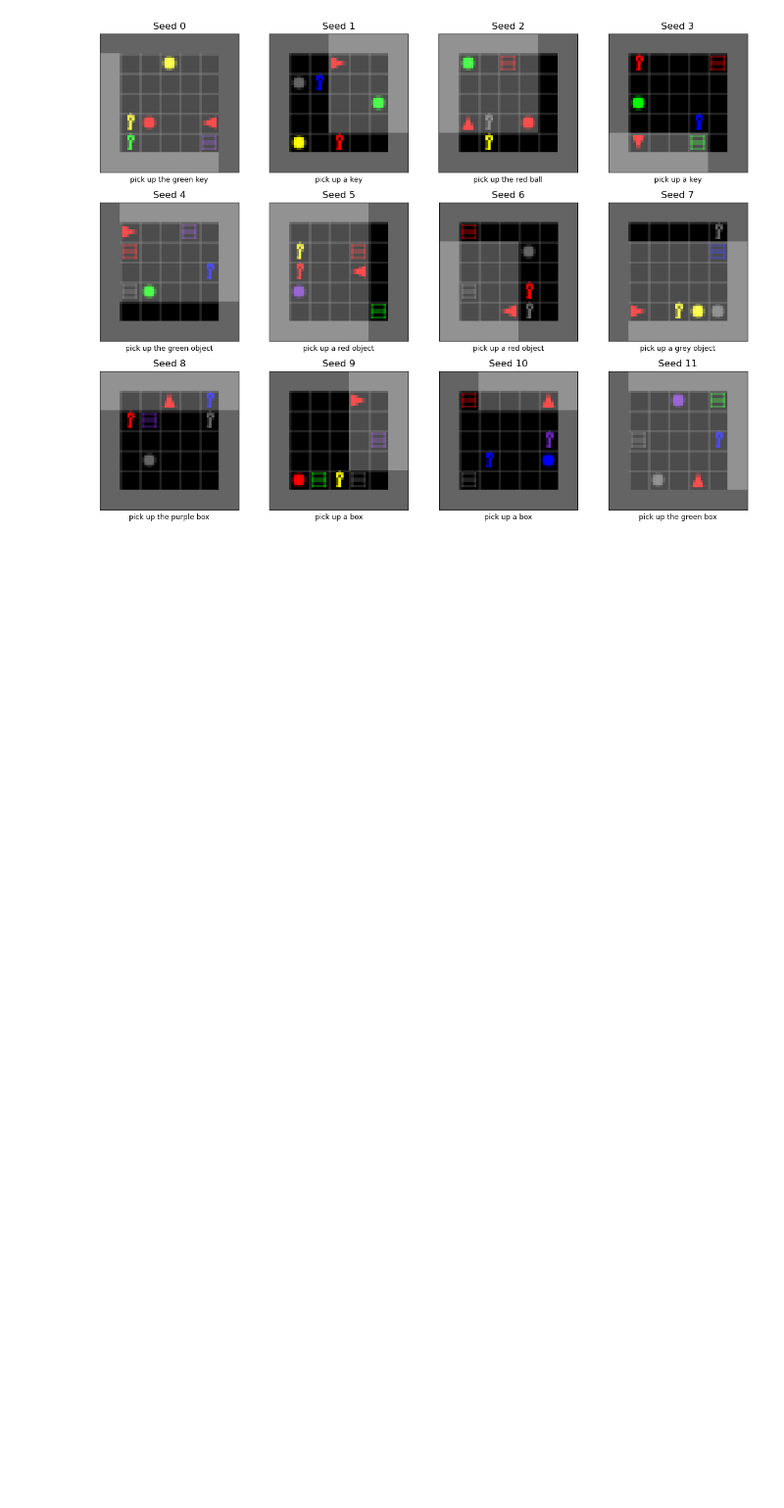
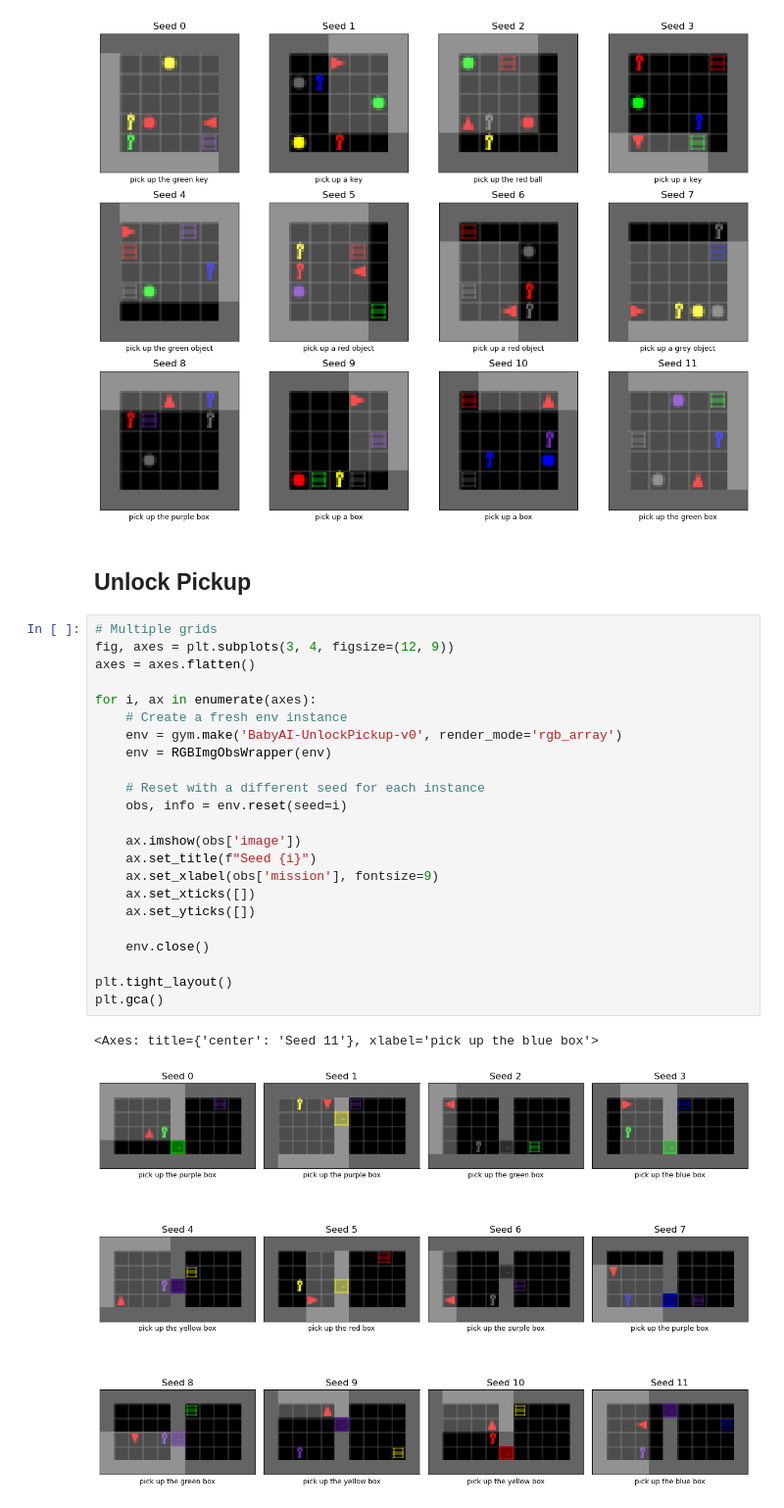
Before and after one commit to thungerland/rl-mop, a Jupyter notebook: viz_playground.ipynb, the cells around one changed output. Shown at 98% size. Cells and saved outputs as stored; diff of their text form; blank space fills up the shorter version.

```diff
--- a/viz_playground.ipynb
+++ b/viz_playground.ipynb
@@ -1117,3 +1117,31 @@ plt.gca()
 # %% [output]
 <Axes: title={'center': 'Seed 11'}, xlabel='pick up the green box'>
 [figure]
+# %% [markdown]
+## Unlock Pickup
+# %%
+# Multiple grids
+fig, axes = plt.subplots(3, 4, figsize=(12, 9))
+axes = axes.flatten()
+
+for i, ax in enumerate(axes):
+    # Create a fresh env instance
+    env = gym.make('BabyAI-UnlockPickup-v0', render_mode='rgb_array')
+    env = RGBImgObsWrapper(env)
+
+    # Reset with a different seed for each instance
+    obs, info = env.reset(seed=i)
+
+    ax.imshow(obs['image'])
+    ax.set_title(f"Seed {i}")
+    ax.set_xlabel(obs['mission'], fontsize=9)
+    ax.set_xticks([])
+    ax.set_yticks([])
+
+    env.close()
+
+plt.tight_layout()
+plt.gca()
+# %% [output]
+<Axes: title={'center': 'Seed 11'}, xlabel='pick up the blue box'>
+[figure, added]
```
Also changed, not shown: 5 other files.
